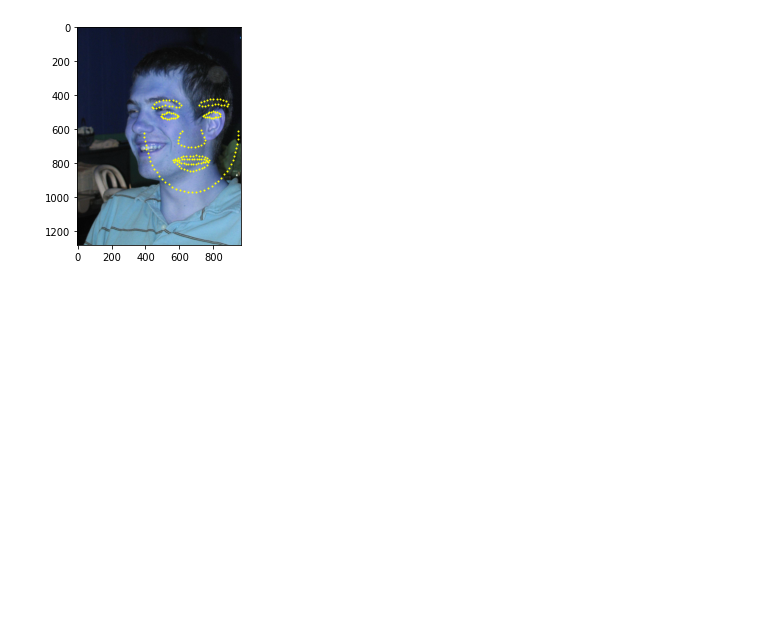
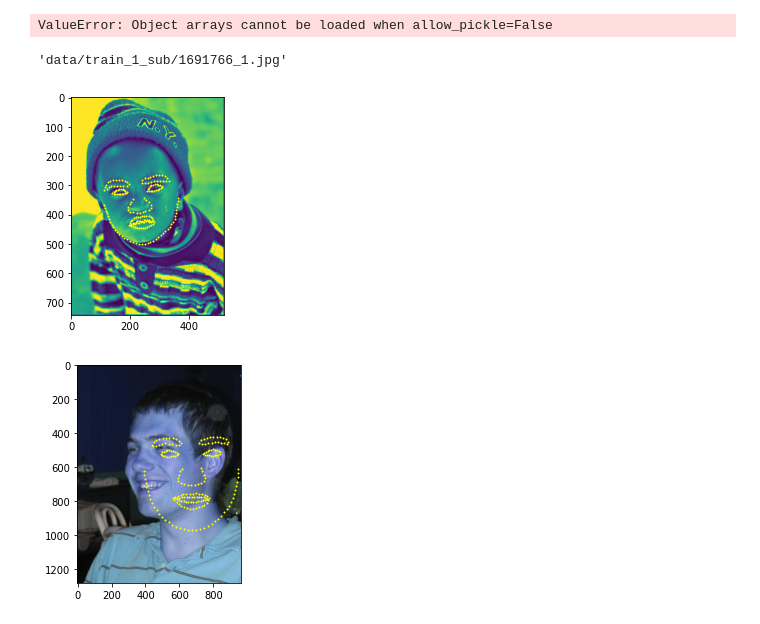
Before and after one commit to HejSumin/face_alignment, a Jupyter notebook: Face_Alignment_Playground_Johannes.ipynb, the cells around one changed output. Cells and saved outputs as stored; diff of their text form; code cells hidden in the pictures; blank space fills up the shorter version.

Commit message:
Optimize training implementation

```diff
--- a/Face_Alignment_Playground_Johannes.ipynb
+++ b/Face_Alignment_Playground_Johannes.ipynb
@@ -7,6 +9,35 @@ import os, sys
+# %%
+training_data = np.load("np_data/run_input_training_data.npy")
+training_data[:,1]
+# %% [output]
+ValueError: Object arrays cannot be loaded when allow_pickle=False
 # %%
-data = '/data/'
-annotations = '/data/annotation/'
+data = 'data/'
+annotations = 'data/annotation/'
+# %%
+def plot_image_given_landmarks(image_file_path, landmarks, colors=['yellow']):
+    image = cv2.imread(image_file_path)
+    I_grayscale = cv2.cvtColor(image, cv2.COLOR_BGR2GRAY)
+    for i in range(0, len(landmarks-1), 2):
+        landmark_x = landmarks[i]
+        landmark_y = landmarks[i+1]
+        plt.plot(landmark_x, landmark_y, color=colors[0], marker='o',  markersize=1,  linestyle = 'None')
+    plt.imshow(I_grayscale)
+# %%
+#path = "C:/Johannes/Dokumente/Studium/ITU/Advanced_Machine_Learning/Project/Run_Results_13_12_21/run_output_numpy_S_hat_matrix.npy"
+path = "run_output/run_output_numpy_S_hat_matrix_new.npy"
+S_hat_matrix = np.load(path)
+landmarks = S_hat_matrix[17*20]
+# %%
+#image_path = data+ "train_1_sub/1629243_1.jpg"
+image_path = data+ "train_1_sub/1691766_1.jpg"
+image_path
+# %% [output]
+'data/train_1_sub/1691766_1.jpg'
+# %%
+plot_image_given_landmarks(image_path, landmarks)
+# %% [output]
+[figure, added]
 # %%
 def fit_tree():
     # fit tree here
```
Also changed, not shown: parts of 1 cell of this notebook, 9 other files.
